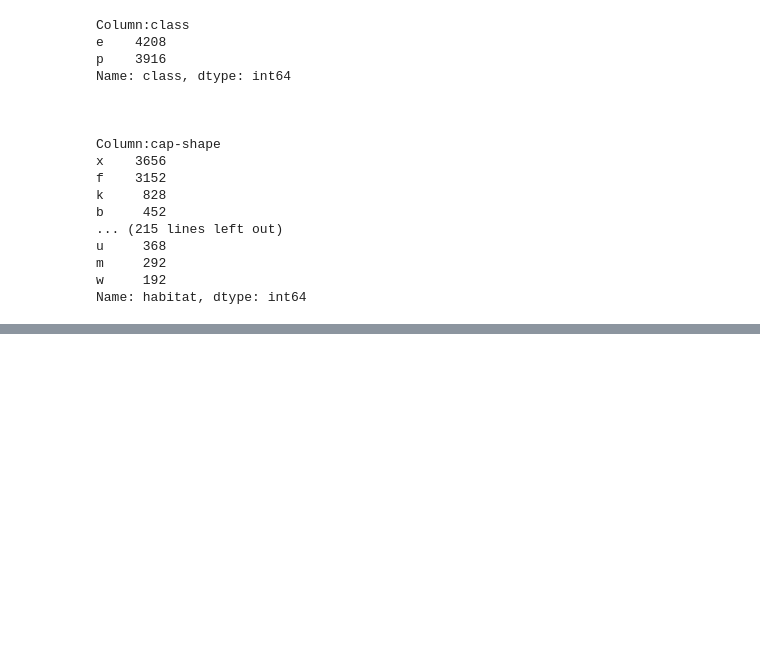
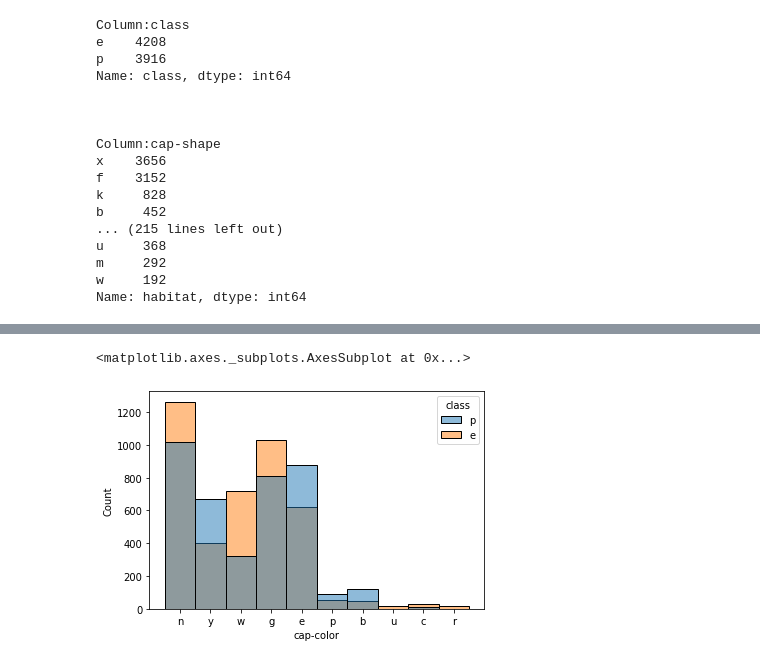
Before and after one commit to Jkhou1000/Mushroom-Classifier, a Jupyter notebook: Mushroom_Project.ipynb, the cells around one changed output, grey strips where cells are left out. Saved outputs shown, nothing was run; the diff lists cells and outputs as text; code cells hidden in the pictures; blank space fills up the shorter version.

```diff
--- a/Mushroom_Project.ipynb
+++ b/Mushroom_Project.ipynb
@@ -105,3 +110,9 @@ ax.legend(labels=['Poisonous', 'Edible'])
+# %%
+#Same as above, reference for labels
+sns.histplot(data=df, x='cap-color', edgecolor='black',bins='auto', hue='class')
+# %% [output]
+<matplotlib.axes._subplots.AxesSubplot at 0x...>
+[figure, added]
 # %%
 fig, ax = plt.subplots(figsize=(10,6))
 labels2 = ['Brown', 'Yellow', 'White',  'Gray', 'Red', 'Pink', 'Buff', 'Purple', 'Cinnamon', 'Green']
```
Also changed, not shown: parts of 4 cells of this notebook.
